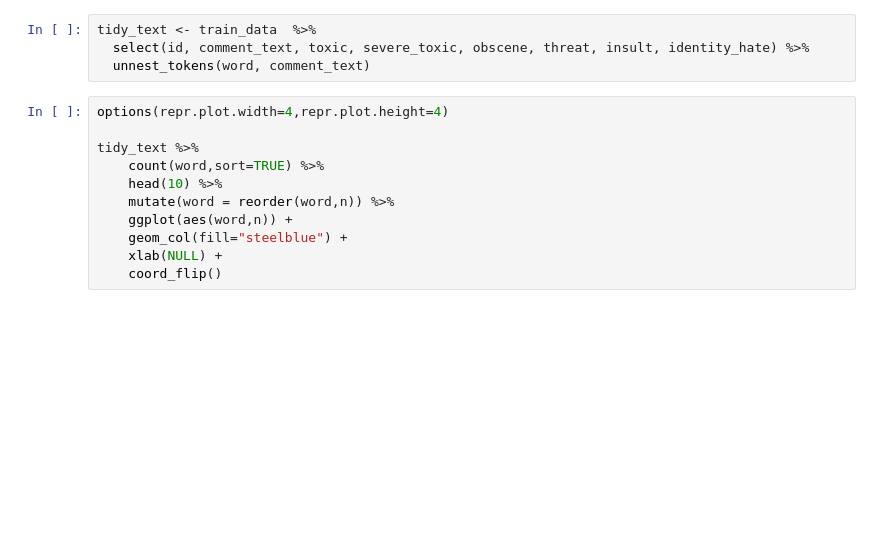
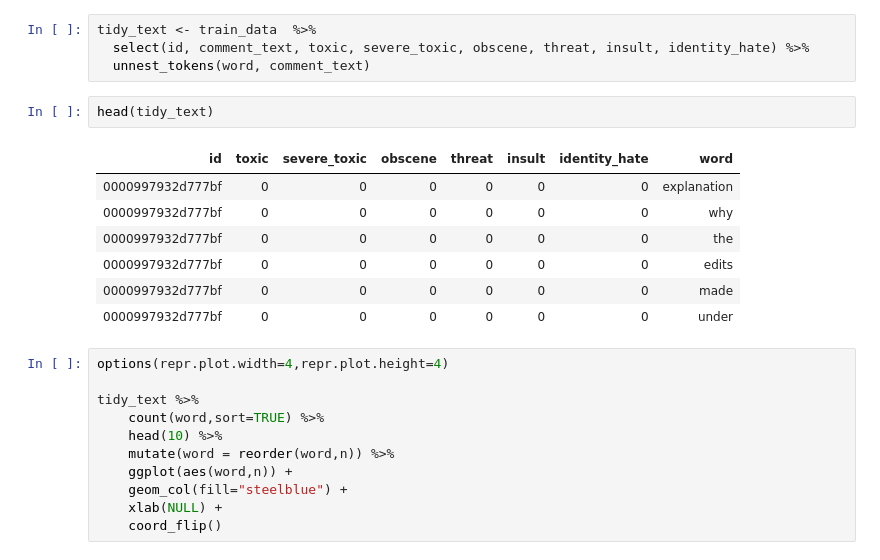
Before and after one commit to johnsmithm/toxic-comment-classification, a Jupyter notebook: notebook.ipynb, the cells around one changed output. Saved outputs shown, nothing was run; the diff lists cells and outputs as text; blank space fills up the shorter version.

```diff
--- a/notebook.ipynb
+++ b/notebook.ipynb
@@ -115,6 +98,16 @@ paste("threat comment along with other classes: ",paste(paste0(names(train_data[
 tidy_text <- train_data  %>%
   select(id, comment_text, toxic, severe_toxic, obscene, threat, insult, identity_hate) %>%
   unnest_tokens(word, comment_text)
+# %%
+head(tidy_text)
+# %% [output]
+| id | toxic | severe_toxic | obscene | threat | insult | identity_hate | word |
+| 0000997932d777bf | 0 | 0 | 0 | 0 | 0 | 0 | explanation |
+| 0000997932d777bf | 0 | 0 | 0 | 0 | 0 | 0 | why |
+| 0000997932d777bf | 0 | 0 | 0 | 0 | 0 | 0 | the |
+| 0000997932d777bf | 0 | 0 | 0 | 0 | 0 | 0 | edits |
+| 0000997932d777bf | 0 | 0 | 0 | 0 | 0 | 0 | made |
+| 0000997932d777bf | 0 | 0 | 0 | 0 | 0 | 0 | under |
 # %%
 options(repr.plot.width=4,repr.plot.height=4)
 
```
Also changed, not shown: parts of 12 cells of this notebook.
